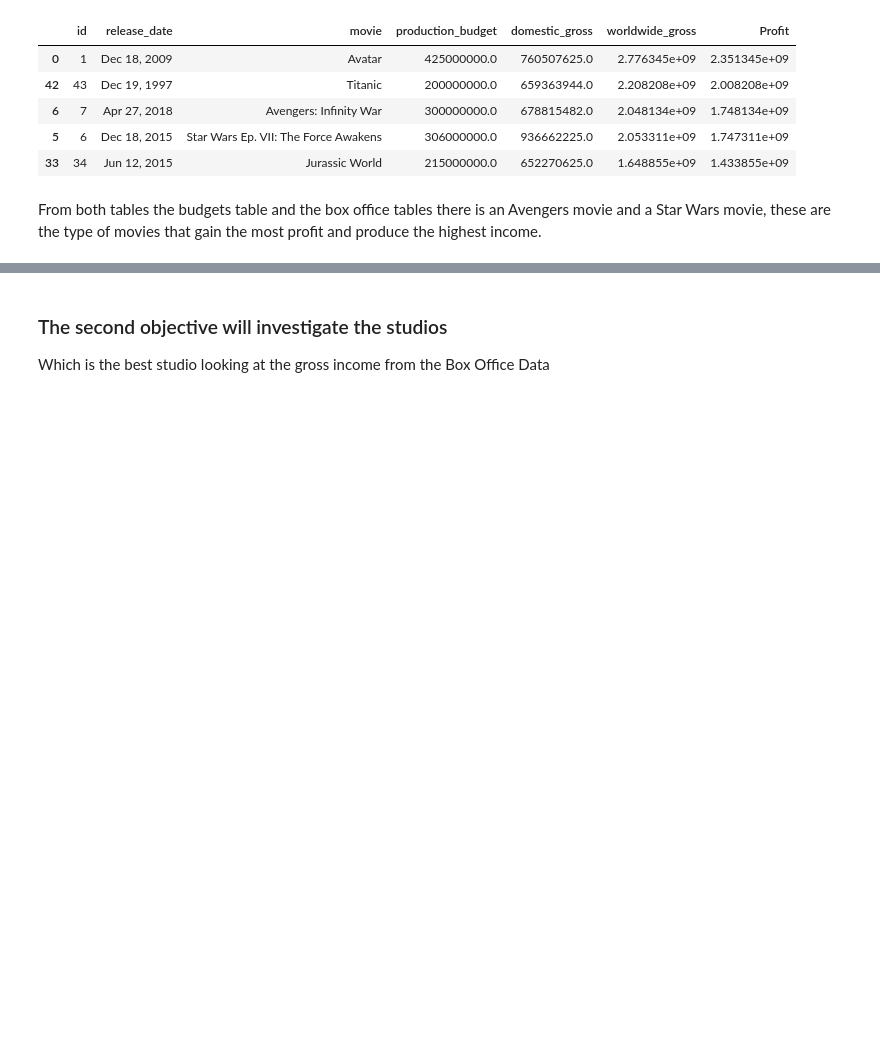
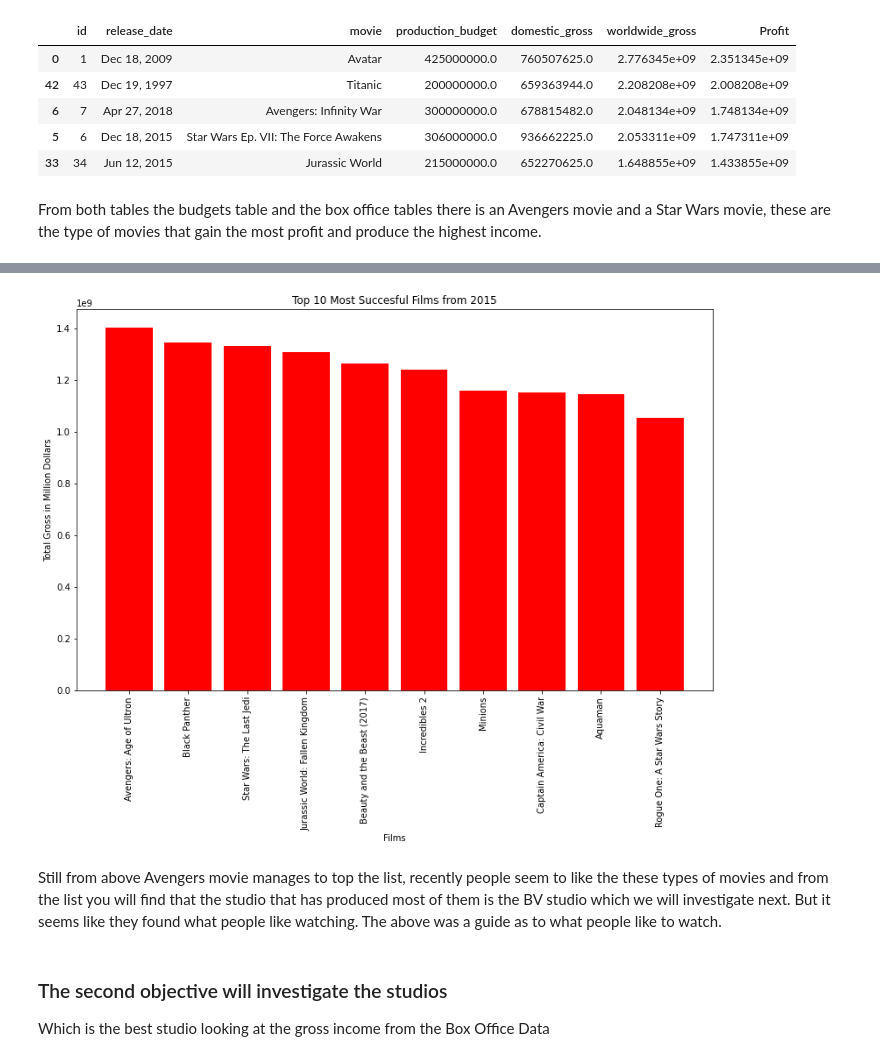
Before and after one commit to CrystalW123/dsc-phase-1-project-v2-4, a Jupyter notebook: student.ipynb, the cells around one changed output, grey strips where cells are left out. Cells and saved outputs as stored; diff of their text form; code cells hidden in the pictures; blank space fills up the shorter version.

```diff
--- a/student.ipynb
+++ b/student.ipynb
@@ -887,0 +888,4 @@ From both tables the budgets table and the box office tables there is an Avenger
+# %%
+#Now to check which is the succesful in the recent years, our most recent year was 2018 from the bom table
+bom_sorted_year= sorted_bom.loc[sorted_bom['year']>= 2015] #We will check from the year 2015
+bom_sorted_year.head(10)
@@ -888,3 +904,15 @@ From both tables the budgets table and the box office tables there is an Avenger
+# %%
+#Let us plot a bar chart to show this, we will plot the 10 most successful titles in the recent years
+fig,ax = plt.subplots(figsize=(13,8))
+ax.bar(x=bom_sorted_year['title'][:10], height=bom_sorted_year['Total_gross'][:10], color='red')
+ax.set_title('Top 10 Most Succesful Films from 2015')
+ax.set_xlabel('Films')
+ax.set_ylabel('Total Gross in Million Dollars')
+plt.xticks(rotation=90);
+# %% [output]
+[figure, added]
+# %% [markdown]
+Still from above Avengers movie manages to top the list, recently people seem to like the these types of movies and from the list you will find that the studio that has produced most of them is the BV studio which we will investigate next. But it seems like they found what people like watching. The above was a guide as to what people like to watch.
 # %% [markdown]
 ### The second objective will investigate the studios
 Which is the best studio looking at the gross income from the Box Office Data
```
Also changed, not shown: parts of 14 cells of this notebook, 1 other file.
